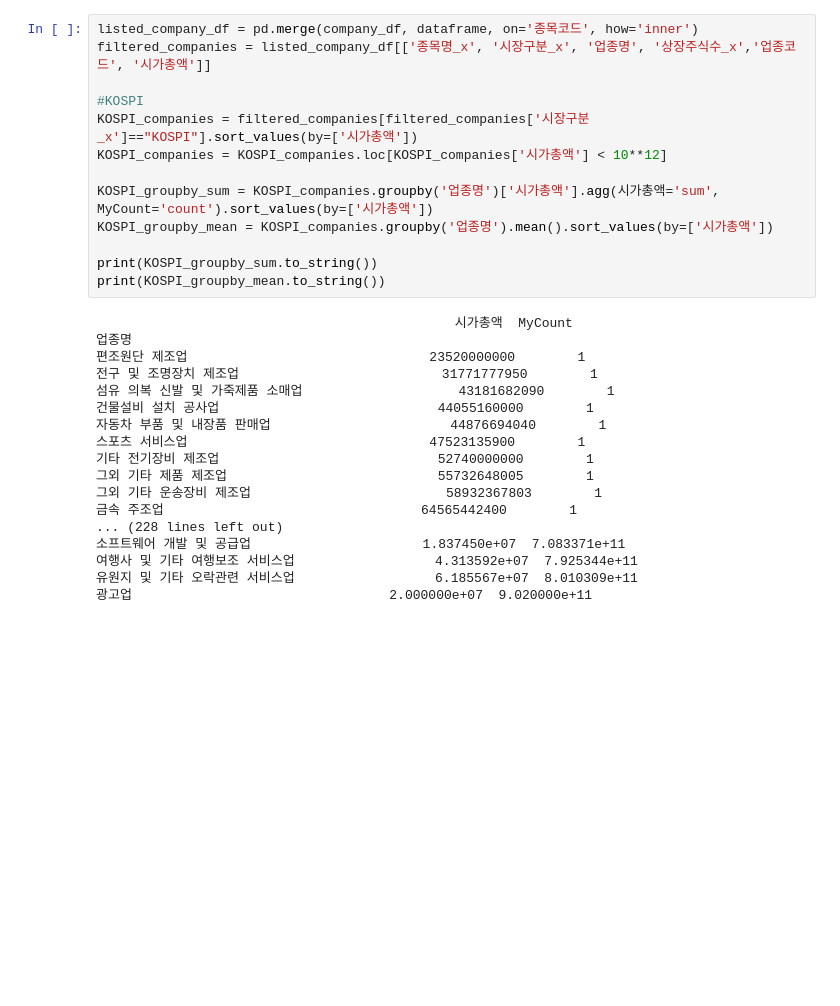
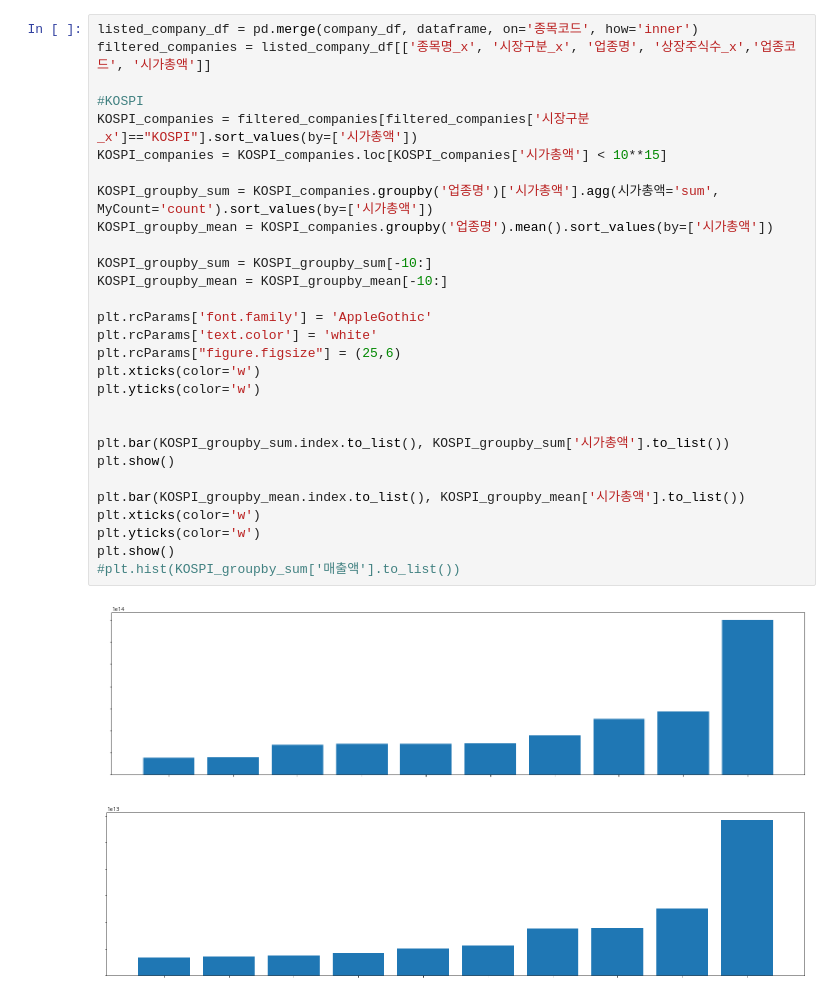
Before and after one commit to limetree06/dataScience, a Jupyter notebook: week3/stockMarket_analytics.ipynb, the cells around one changed output. Drawn from its saved outputs; the diff is of its cells as text; blank space fills up the shorter version.

```diff
--- a/week3/stockMarket_analytics.ipynb
+++ b/week3/stockMarket_analytics.ipynb
@@ -53,33 +54,34 @@ with pd.ExcelWriter('upjong.xlsx', engine='openpyxl') as writer:
 # %%
 listed_company_df = pd.merge(company_df, dataframe, on='종목코드', how='inner')
 filtered_companies = listed_company_df[['종목명_x', '시장구분_x', '업종명', '상장주식수_x','업종코드', '시가총액']]
 
 #KOSPI
 KOSPI_companies = filtered_companies[filtered_companies['시장구분_x']=="KOSPI"].sort_values(by=['시가총액'])
-KOSPI_companies = KOSPI_companies.loc[KOSPI_companies['시가총액'] < 10**12]
+KOSPI_companies = KOSPI_companies.loc[KOSPI_companies['시가총액'] < 10**15]
 
 KOSPI_groupby_sum = KOSPI_companies.groupby('업종명')['시가총액'].agg(시가총액='sum', MyCount='count').sort_values(by=['시가총액'])
 KOSPI_groupby_mean = KOSPI_companies.groupby('업종명').mean().sort_values(by=['시가총액'])
 
-print(KOSPI_groupby_sum.to_string())
-print(KOSPI_groupby_mean.to_string())
+KOSPI_groupby_sum = KOSPI_groupby_sum[-10:]
+KOSPI_groupby_mean = KOSPI_groupby_mean[-10:]
+
+plt.rcParams['font.family'] = 'AppleGothic'
+plt.rcParams['text.color'] = 'white'
+plt.rcParams["figure.figsize"] = (25,6)
+plt.xticks(color='w')
+plt.yticks(color='w')
+
+
+plt.bar(KOSPI_groupby_sum.index.to_list(), KOSPI_groupby_sum['시가총액'].to_list())
+plt.show()
+
+plt.bar(KOSPI_groupby_mean.index.to_list(), KOSPI_groupby_mean['시가총액'].to_list())
+plt.xticks(color='w')
+plt.yticks(color='w')
+plt.show()
+#plt.hist(KOSPI_groupby_sum['매출액'].to_list())
 # %% [output]
-                                              시가총액  MyCount
-업종명
-편조원단 제조업                               23520000000        1
-전구 및 조명장치 제조업                          31771777950        1
-섬유 의복 신발 및 가죽제품 소매업                    43181682090        1
-건물설비 설치 공사업                            44055160000        1
-자동차 부품 및 내장품 판매업                       44876694040        1
-스포츠 서비스업                               47523135900        1
-기타 전기장비 제조업                            52740000000        1
-그외 기타 제품 제조업                           55732648005        1
-그외 기타 운송장비 제조업                         58932367803        1
-금속 주조업                                 64565442400        1
-... (228 lines left out)
-소프트웨어 개발 및 공급업                      1.837450e+07  7.083371e+11
-여행사 및 기타 여행보조 서비스업                  4.313592e+07  7.925344e+11
-유원지 및 기타 오락관련 서비스업                  6.185567e+07  8.010309e+11
-광고업                                 2.000000e+07  9.020000e+11
+[figure, added]
+[figure, added]
 # %%
 
```
Also changed, not shown: parts of 4 cells of this notebook, 1 other file.
